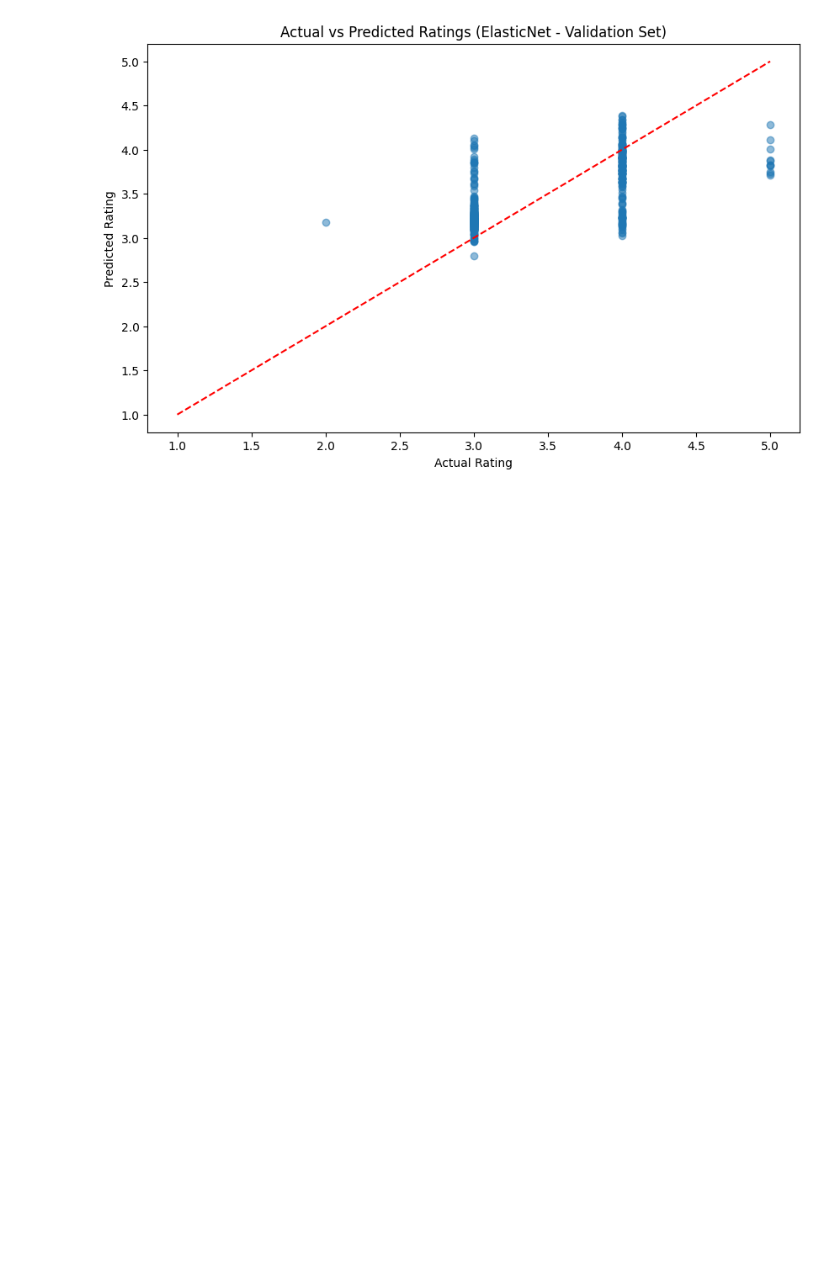
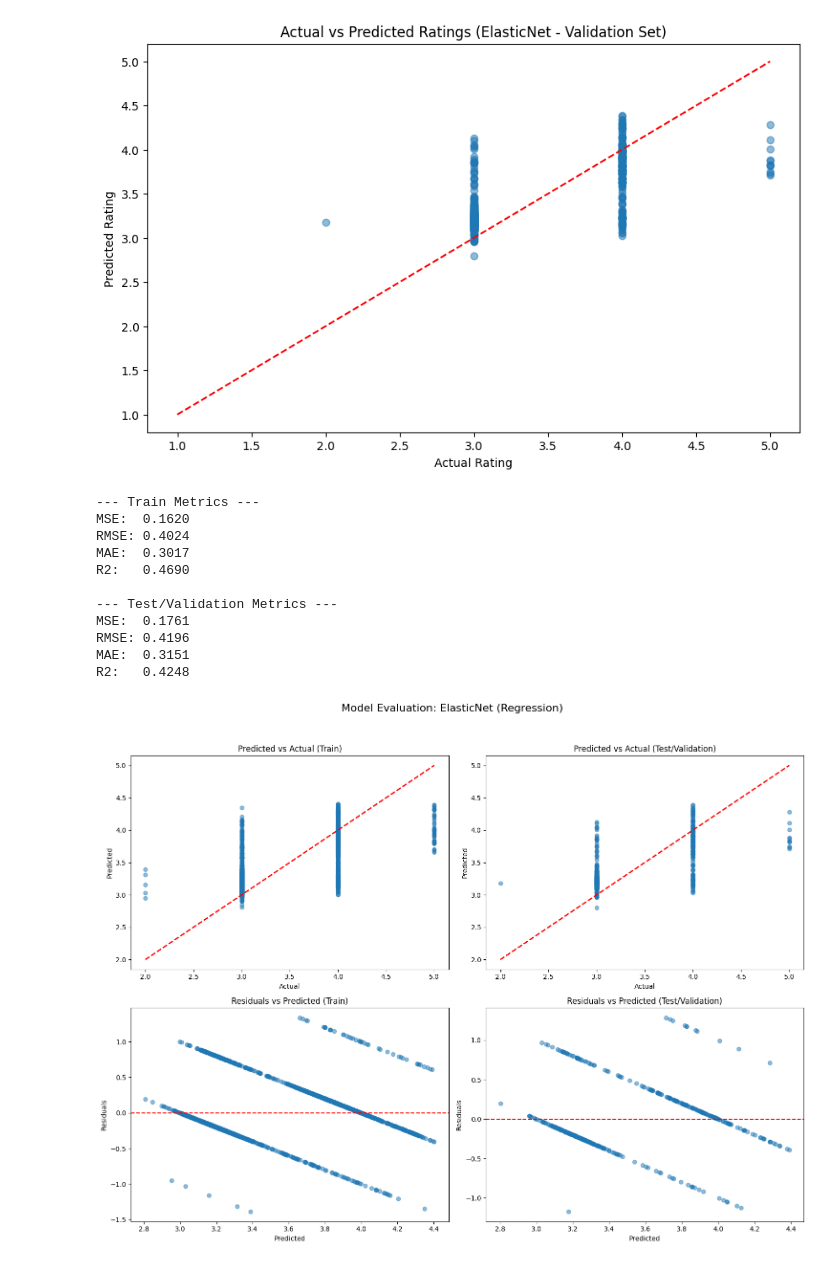
Before and after one commit to SEP4Real/SEP4, a Jupyter notebook: MAL/notebooks/5_linear_regression_experiments.ipynb, the cells around one changed output. Cells and saved outputs as stored; diff of their text form; code cells hidden in the pictures; blank space fills up the shorter version.

Commit message:
[add] evalutation metrics script for quicker evaluation of the models

```diff
--- a/MAL/notebooks/5_linear_regression_experiments.ipynb
+++ b/MAL/notebooks/5_linear_regression_experiments.ipynb
@@ -137,3 +137,26 @@ Validation Accuracy: 81.73%
 Validation Mean Squared Error: 0.1761
 Validation R2 Score: 0.4248
 [figure]
+# %%
+import importlib
+import scripts.evaluation_metrics
+importlib.reload(scripts.evaluation_metrics)
+from scripts.evaluation_metrics import evaluate_model
+best_model = ElasticNet(alpha=0.001, l1_ratio=0.3, max_iter=10000)
+best_model.fit(X_train_processed, y_train)
+
+
+evaluate_model(best_model, X_train_processed, X_val_processed, y_train, y_val, False);
+# %% [output]
+--- Train Metrics ---
+MSE:  0.1620
+RMSE: 0.4024
+MAE:  0.3017
+R2:   0.4690
+
+--- Test/Validation Metrics ---
+MSE:  0.1761
+RMSE: 0.4196
+MAE:  0.3151
+R2:   0.4248
+[figure, added]
```
Also changed, not shown: 3 other files.
